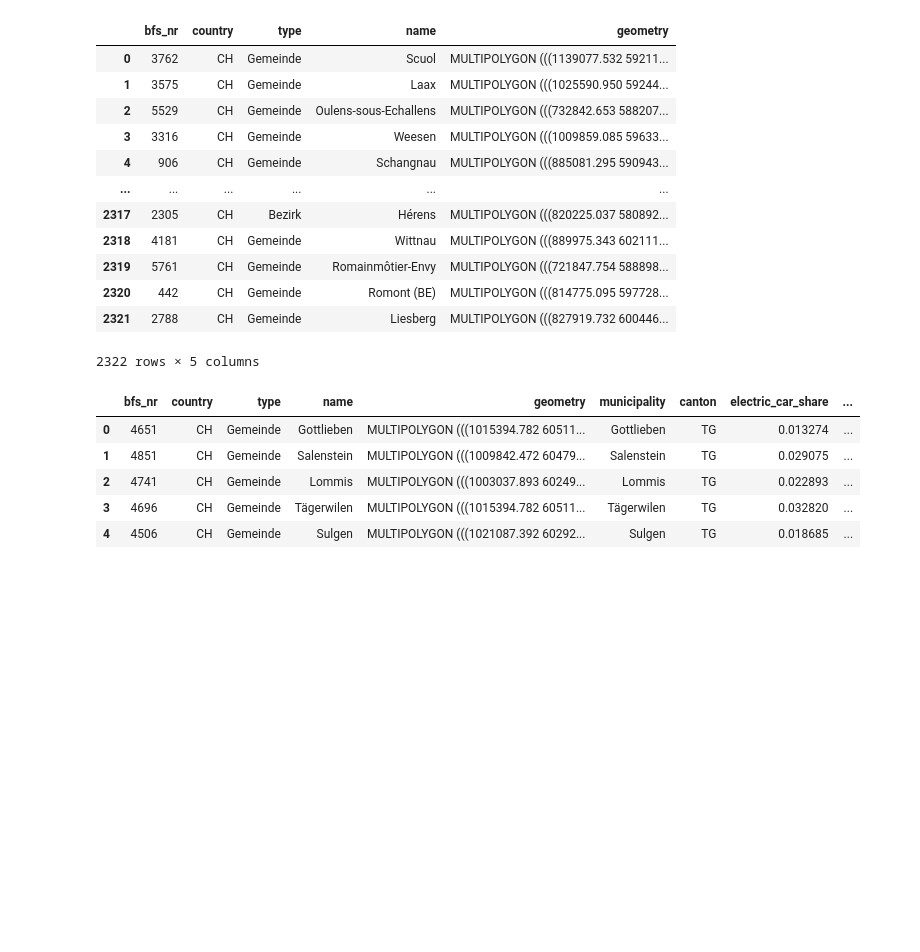
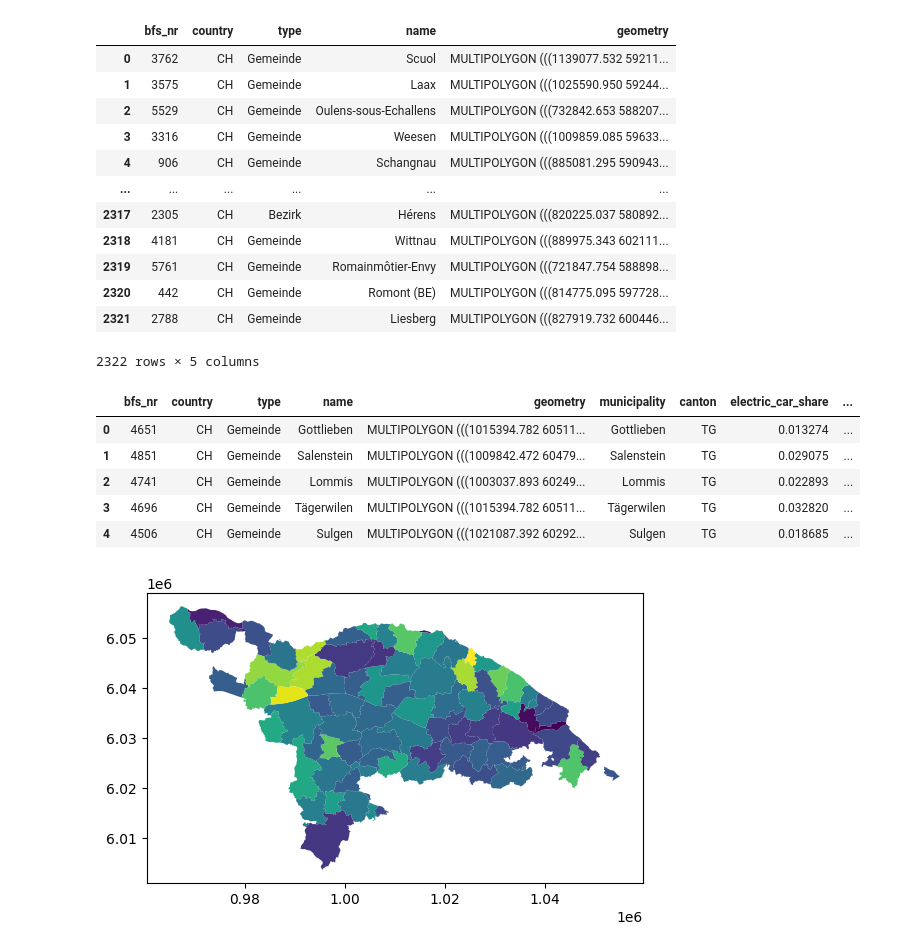
Before and after one commit to AndriiZhabrovets/Hackathon_Thurgau_LABL, a Jupyter notebook: main.ipynb, the cells around one changed output. Drawn from its saved outputs; the diff is of its cells as text; code cells hidden in the pictures; blank space fills up the shorter version.

```diff
--- a/main.ipynb
+++ b/main.ipynb
@@ -52,3 +52,18 @@ joined.head()
 | 2 | 4741 | CH | Gemeinde | Lommis | MULTIPOLYGON (((1003037.893 60249... | Lommis | TG | 0.022893 | ... |
 | 3 | 4696 | CH | Gemeinde | Tägerwilen | MULTIPOLYGON (((1015394.782 60511... | Tägerwilen | TG | 0.032820 | ... |
 | 4 | 4506 | CH | Gemeinde | Sulgen | MULTIPOLYGON (((1021087.392 60292... | Sulgen | TG | 0.018685 | ... |
+# %%
+import geopandas as gpd
+import matplotlib.pyplot as plt
+
+
+# Set up pyplot
+fig, ax = plt.subplots()
+
+# Plot geometry and color by column 'einwohner'
+joined.plot("electric_car_share", ax=ax)
+
+# Show!
+plt.show()
+# %% [output]
+[figure, added]
```
Also changed, not shown: parts of 2 cells of this notebook.
